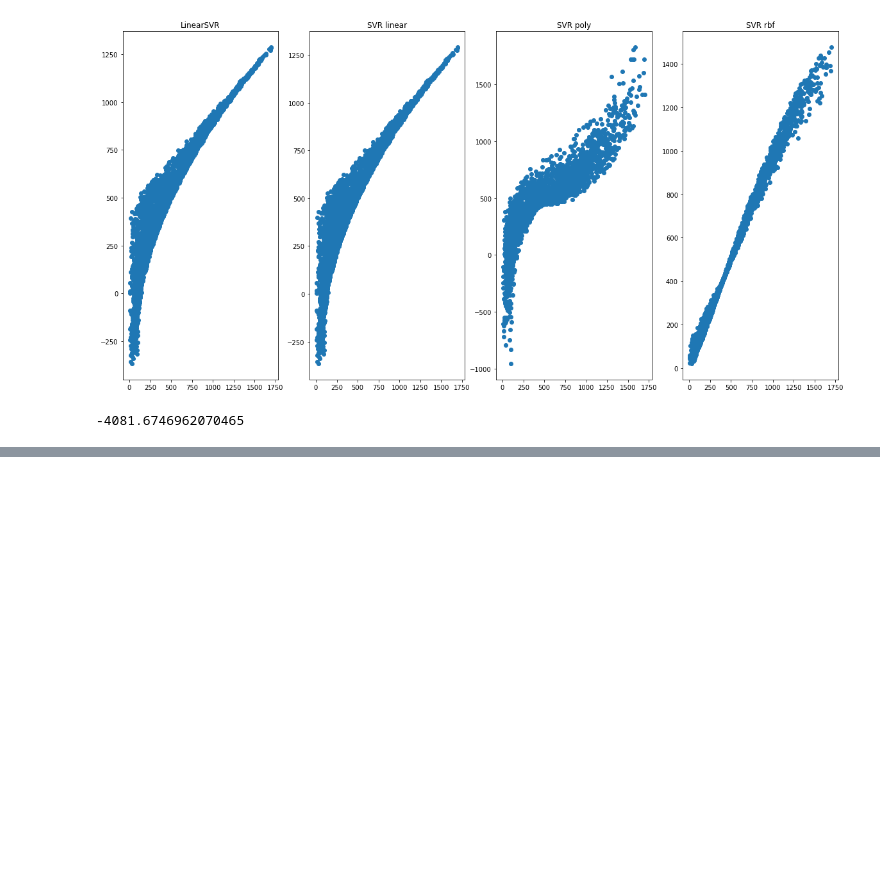
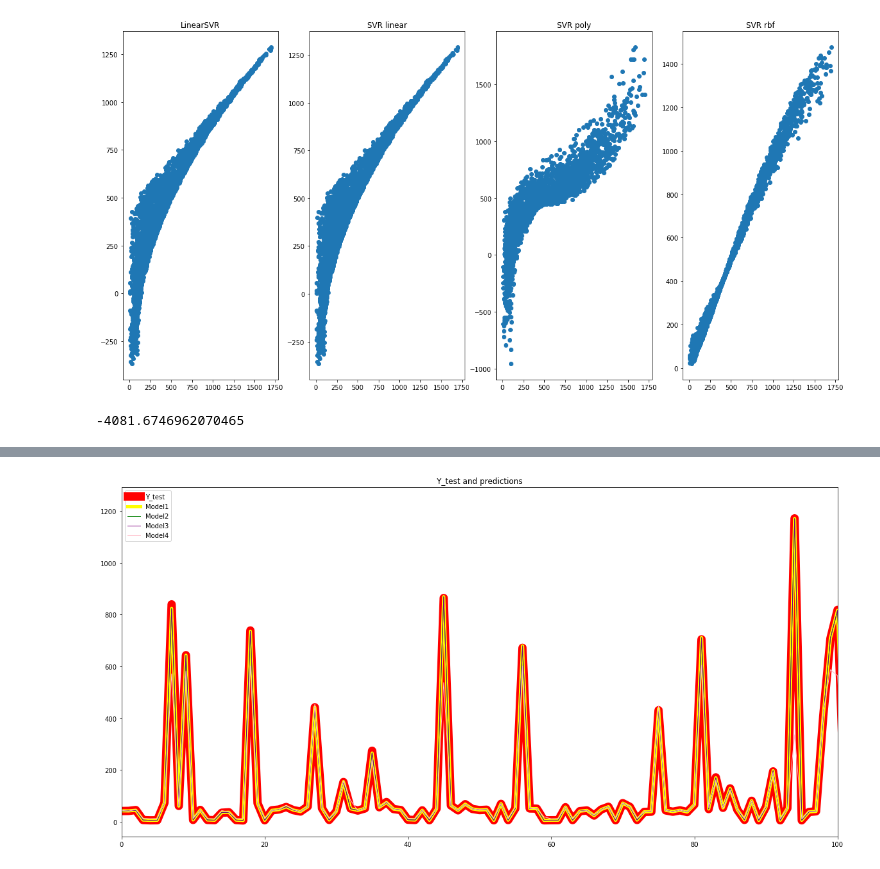
Before and after one commit to vladenesuk3/iad, a Jupyter notebook: Untitled.ipynb, the cells around one changed output, grey strips where cells are left out. Saved outputs shown, nothing was run; the diff lists cells and outputs as text; code cells hidden in the pictures; blank space fills up the shorter version.

```diff
--- a/Untitled.ipynb
+++ b/Untitled.ipynb
@@ -241,0 +370,13 @@ pd_metrics_search3, (g3-time.time())
+# %%
+fig, ax = plt.subplots(figsize=(20, 10))
+
+plt.xlim([0,100])
+ax.plot(y_stock_test,lw=13, c='red', label='Y_test');
+ax.plot(predict_tesla_linearsvr, lw=5, c='yellow', label='Model1')
+ax.plot(predict_tesla_svr_linear, lw=1, c='green', label='Model2')
+ax.plot(predict_tesla_svr_poly, lw=1, c='purple', label='Model3')
+ax.plot(predict_tesla_svr_rbf, lw=1, c='pink', label='Model4')
+plt.legend()
+plt.title('Y_test and predictions');
+# %% [output]
+[figure, added]
```
Also changed, not shown: parts of 15 cells of this notebook.
